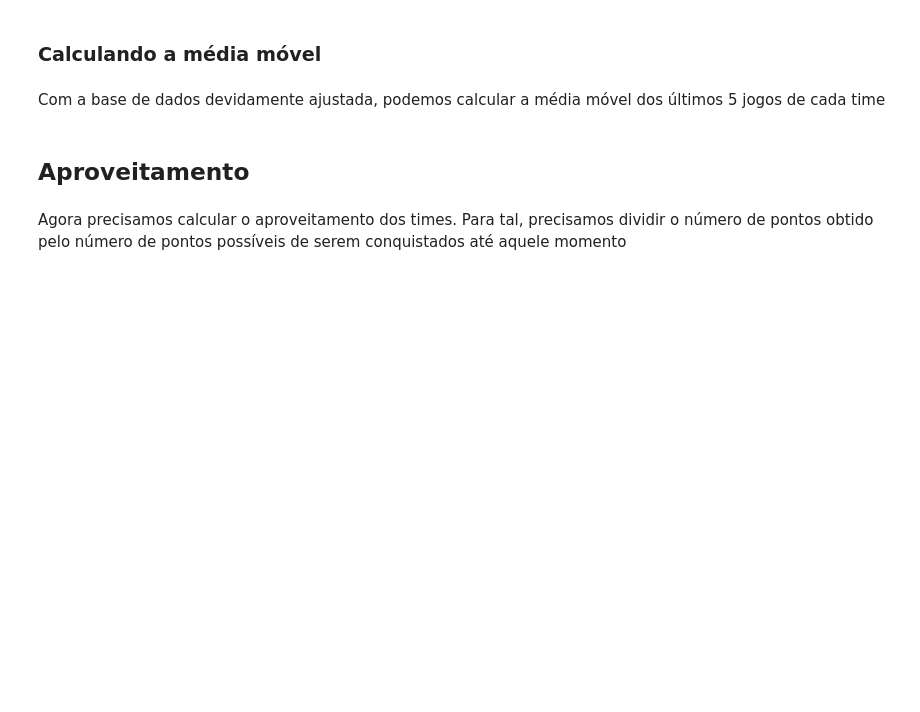
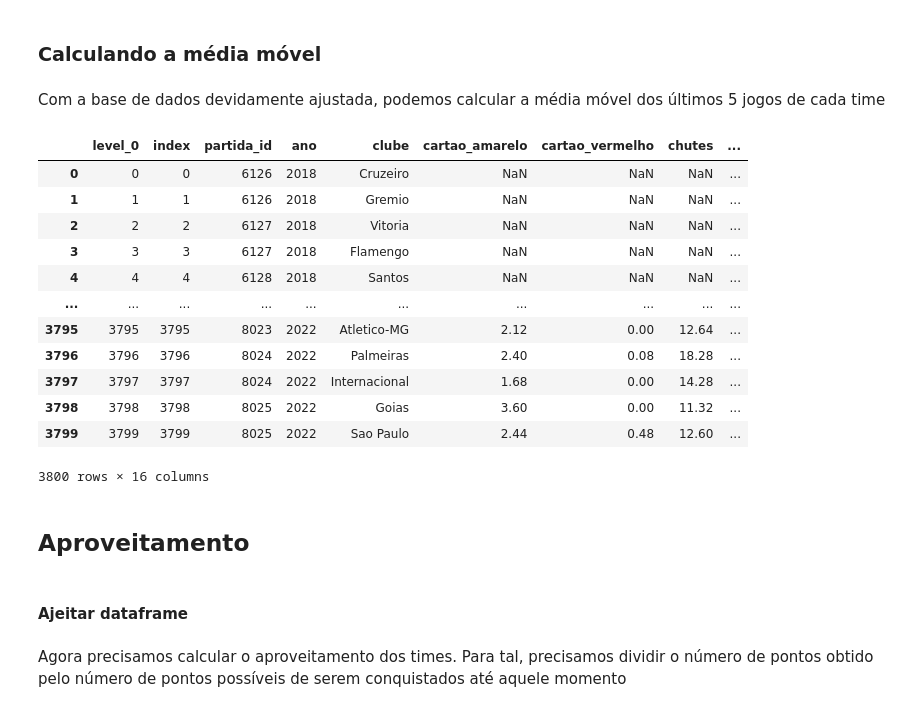
Before and after one commit to herozandn/DataScience2, a Jupyter notebook: Códigos/Ceres.ipynb, the cells around one changed output. Cells and saved outputs as stored; diff of their text form; code cells hidden in the pictures; blank space fills up the shorter version.

```diff
--- a/Códigos/Ceres.ipynb
+++ b/Códigos/Ceres.ipynb
@@ -44,16 +45,33 @@ Com a base de dados devidamente ajustada, podemos calcular a média móvel dos
 # %%
 #Cálculo da média móvel
 df_mm = df_atualizado.groupby(['ano', 'clube'])[df_atualizado.iloc[:, 3:].columns].rolling(5).mean()
 
 #Defasagem de variáveis
 df_mm = df_mm[df_mm.columns.difference(['ano', 'clube'])].groupby(['ano', 'clube']).shift(1).reset_index()
 
 #Renomeando coluna
 df_mm = df_mm.rename(columns = {'level_2':'index'})
 
 #Juntando as duas bases de dado
 df_atualizado = df_atualizado.reset_index().iloc[:, :4].merge(df_mm)
+df_atualizado
+# %% [output]
+|  | level_0 | index | partida_id | ano | clube | cartao_amarelo | cartao_vermelho | chutes | ... |
+| 0 | 0 | 0 | 6126 | 2018 | Cruzeiro | NaN | NaN | NaN | ... |
+| 1 | 1 | 1 | 6126 | 2018 | Gremio | NaN | NaN | NaN | ... |
+| 2 | 2 | 2 | 6127 | 2018 | Vitoria | NaN | NaN | NaN | ... |
+| 3 | 3 | 3 | 6127 | 2018 | Flamengo | NaN | NaN | NaN | ... |
+| 4 | 4 | 4 | 6128 | 2018 | Santos | NaN | NaN | NaN | ... |
+| ... | ... | ... | ... | ... | ... | ... | ... | ... | ... |
+| 3795 | 3795 | 3795 | 8023 | 2022 | Atletico-MG | 2.12 | 0.00 | 12.64 | ... |
+| 3796 | 3796 | 3796 | 8024 | 2022 | Palmeiras | 2.40 | 0.08 | 18.28 | ... |
+| 3797 | 3797 | 3797 | 8024 | 2022 | Internacional | 1.68 | 0.00 | 14.28 | ... |
+| 3798 | 3798 | 3798 | 8025 | 2022 | Goias | 3.60 | 0.00 | 11.32 | ... |
+| 3799 | 3799 | 3799 | 8025 | 2022 | Sao Paulo | 2.44 | 0.48 | 12.60 | ... |
+3800 rows × 16 columns
 # %% [markdown]
 ## Aproveitamento
+# %% [markdown]
+#### Ajeitar dataframe
 # %% [markdown]
 Agora precisamos calcular o aproveitamento dos times. Para tal, precisamos dividir o número de pontos obtido pelo número de pontos possíveis de serem conquistados até aquele momento
```
Also changed, not shown: parts of 9 cells of this notebook.
